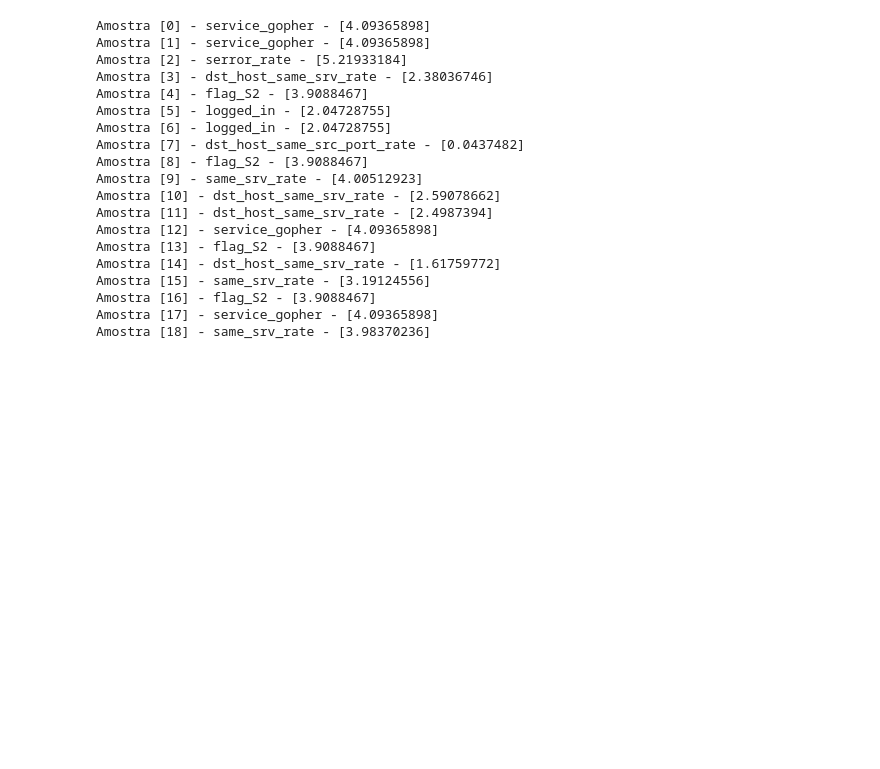
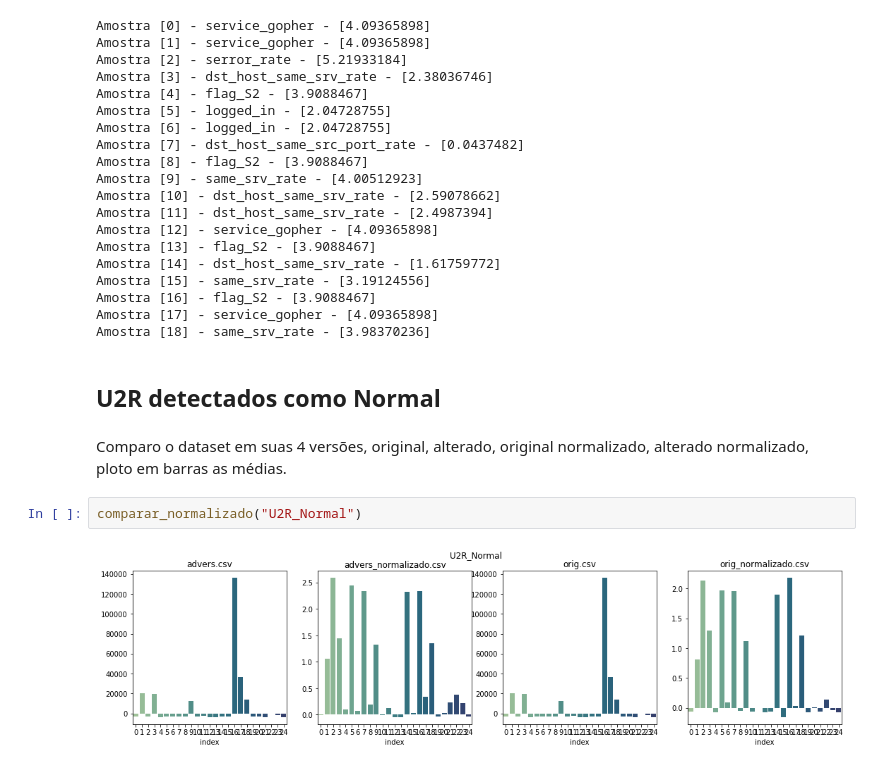
Before and after one commit to luizfcharry/visualizacoes, a Jupyter notebook: visualizacoes.ipynb, the cells around one changed output. Cells and saved outputs as stored; diff of their text form; blank space fills up the shorter version.

```diff
--- a/visualizacoes.ipynb
+++ b/visualizacoes.ipynb
@@ -222,3 +222,11 @@ Amostra [15] - same_srv_rate - [3.19124556]
 Amostra [16] - flag_S2 - [3.9088467]
 Amostra [17] - service_gopher - [4.09365898]
 Amostra [18] - same_srv_rate - [3.98370236]
+# %% [markdown]
+<h2>U2R detectados como Normal</h2>
+# %% [markdown]
+Comparo o dataset em suas 4 versões, original, alterado, original normalizado, alterado normalizado, ploto em barras as médias.
+# %%
+comparar_normalizado("U2R_Normal")
+# %% [output]
+[figure, added]
```
Also changed, not shown: parts of 26 cells of this notebook, 12 other files.
